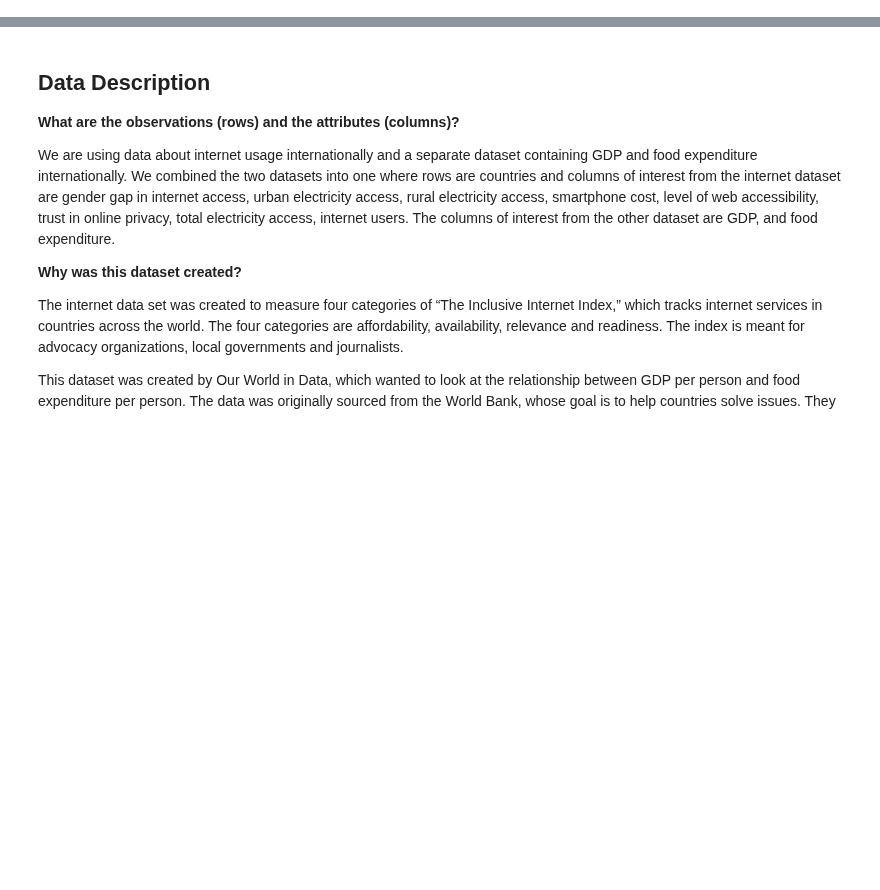
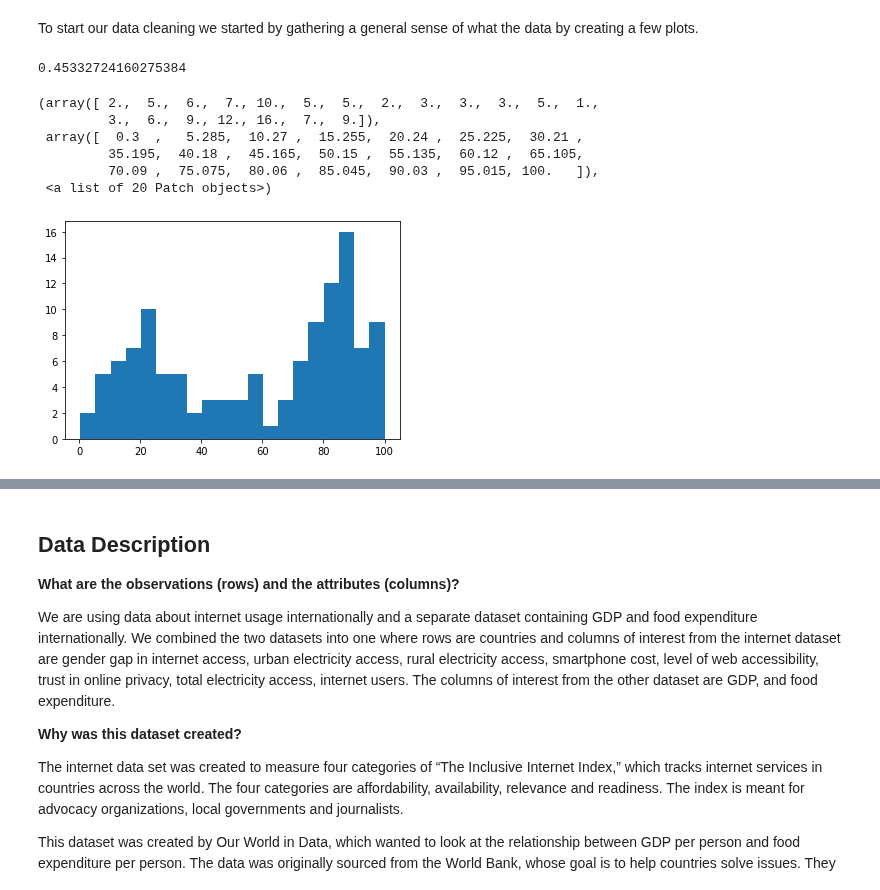
Before and after one commit to tklausner/info2950-project, a Jupyter notebook: INFO2950_Project.ipynb, the cells around one changed output, grey strips where cells are left out. Drawn from its saved outputs; the diff is of its cells as text; code cells hidden in the pictures; blank space fills up the shorter version.

```diff
--- a/INFO2950_Project.ipynb
+++ b/INFO2950_Project.ipynb
@@ -16,3 +11,7 @@ In this project we wanted to work with multiple data sets, so we decided explore
 import pandas as pd
 import numpy as np
 import matplotlib.pyplot as plt
+
+## load data
+data = pd.read_csv("3i-index-data.csv", encoding='latin-1')
+data2 = pd.read_csv("annualfoodcapital_clean.csv", encoding='latin-1')
@@ -18,0 +28,16 @@ import matplotlib.pyplot as plt
+# %% [markdown]
+To start our data cleaning we started by gathering a general sense of what the data by creating a few plots.
+# %%
+data['4.2.1) Privacy regulations / Qualitative rating 0-2, 2=best'].corr(data['1.1.1) Internet users / % of households'])
+# %% [output]
+0.45332724160275384
+# %%
+plt.hist(data['1.1.1) Internet users / % of households'], bins=20)
+# %% [output]
+(array([ 2.,  5.,  6.,  7., 10.,  5.,  5.,  2.,  3.,  3.,  3.,  5.,  1.,
+         3.,  6.,  9., 12., 16.,  7.,  9.]),
+ array([  0.3  ,   5.285,  10.27 ,  15.255,  20.24 ,  25.225,  30.21 ,
+         35.195,  40.18 ,  45.165,  50.15 ,  55.135,  60.12 ,  65.105,
+         70.09 ,  75.075,  80.06 ,  85.045,  90.03 ,  95.015, 100.   ]),
+ <a list of 20 Patch objects>)
+[figure, added]
```
Also changed, not shown: parts of 32 cells of this notebook.
